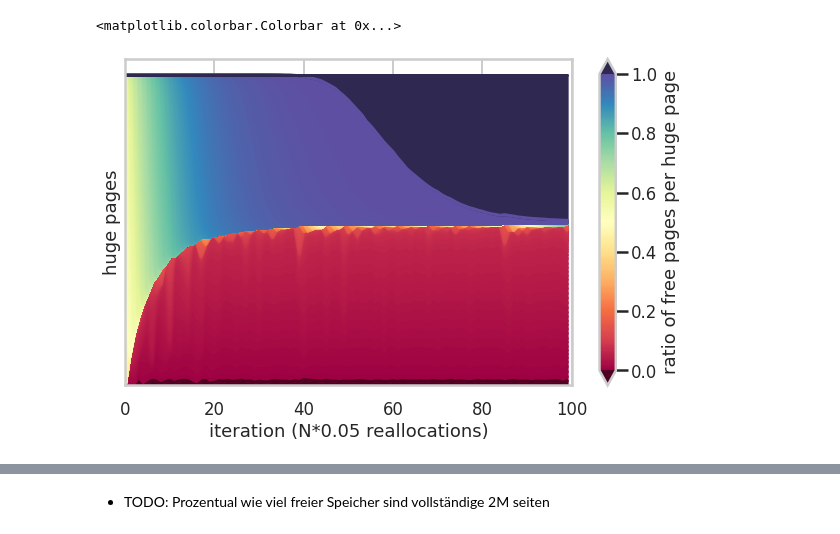
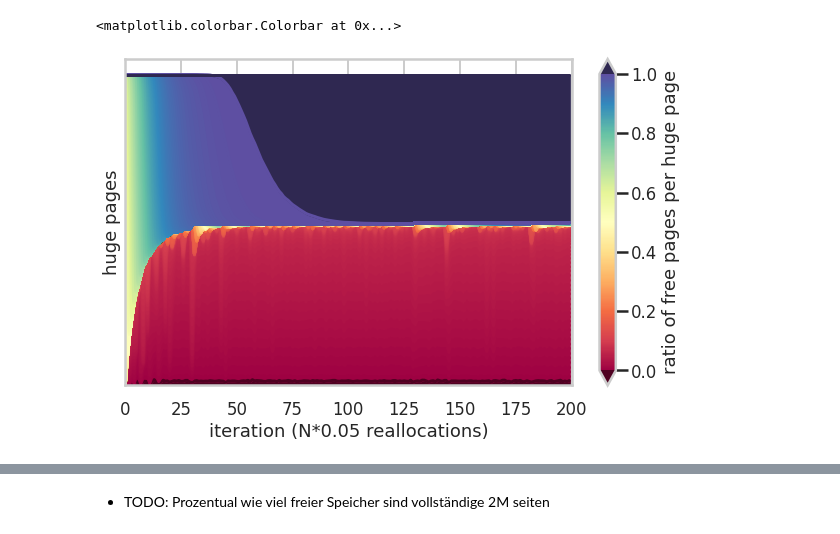
Before and after one commit to luhsra/llfree-rs, a Jupyter notebook: results/frag.ipynb, the cells around one changed output, grey strips where cells are left out. Saved outputs shown, nothing was run; the diff lists cells and outputs as text; code cells hidden in the pictures.

```diff
--- a/results/frag.ipynb
+++ b/results/frag.ipynb
@@ -38,18 +38,18 @@ def cmap_extreme(map: colors.Colormap) -> colors.Colormap:
 # %%
 data = pd.read_csv("out/frag.csv", index_col=["i"])
 buckets = data.columns[2:]
 data = data[[*buckets]]
 fix, ax = plt.subplots()
 fix.set_figwidth(10)
 fix.set_figheight(6)
 fix.set_facecolor("white")
 
 cmap = cmap_extreme(sns.color_palette("Spectral", as_cmap=True, n_colors=10))
 
-data.plot.area(ax=ax, xlim=(0, 100), xlabel="iteration (N*0.05 reallocations)",
+data.plot.area(ax=ax, xlim=(0, 200), xlabel="iteration (N*0.05 reallocations)",
                ylabel="huge pages", yticks=[], legend=False, colormap=cmap)
 plt.colorbar(cm.ScalarMappable(cmap=cmap), ax=ax, extend="both",
              label="ratio of free pages per huge page")
 # %% [output]
 <matplotlib.colorbar.Colorbar at 0x...>
-[figure, old version]
+[figure, new version]
```
Also changed, not shown: parts of 1 cell of this notebook, 3 other files.
